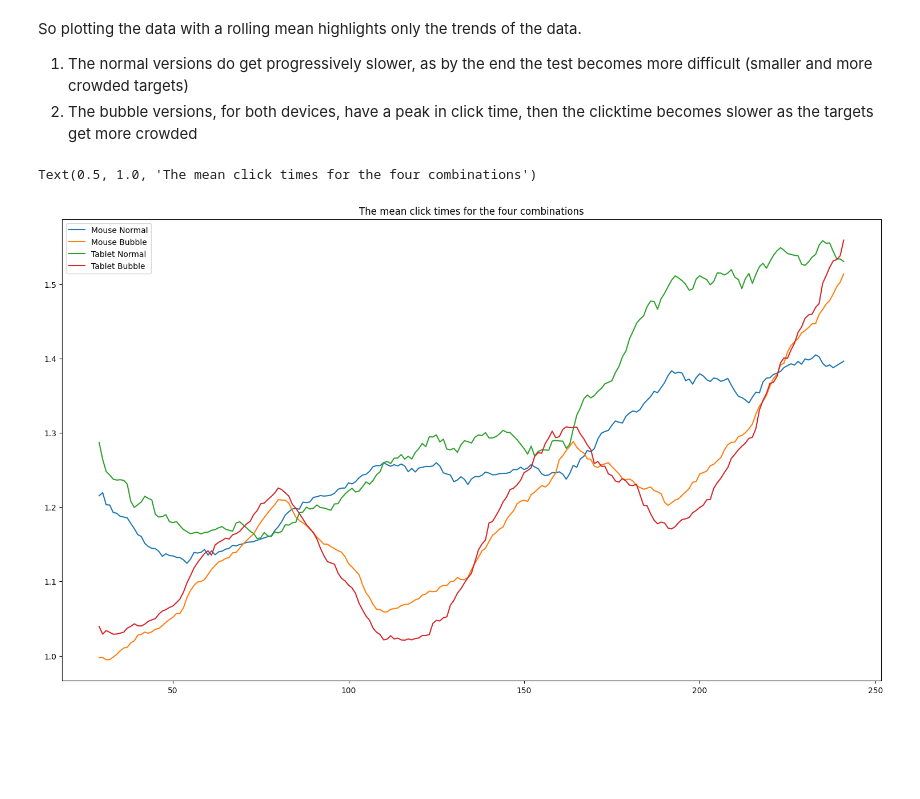
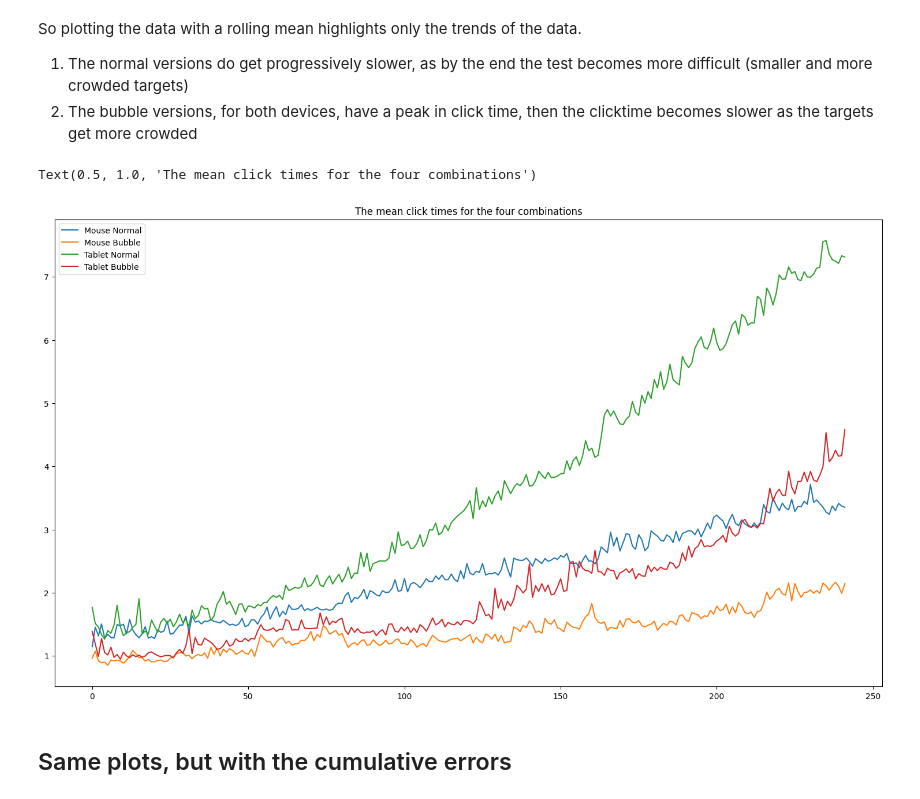
Before and after one commit to IoanaBaciu24/BubbleCursorExperiment, a Jupyter notebook: notebook.ipynb, the cells around one changed output. Cells and saved outputs as stored; diff of their text form; code cells hidden in the pictures; blank space fills up the shorter version.

```diff
--- a/notebook.ipynb
+++ b/notebook.ipynb
@@ -216,6 +215,9 @@ for i in range(1, len(file_names)):
 # %%
 # Q: What happens when I print all the times of the pariticipants?
 # A: A mess lol
+
+df_times_MN, df_times_MB, df_times_TN, df_times_TB = analysis_one_metric("clickTime", len(file_names_MN))
+
 
 fig, ax = plt.subplots(2, 2)
 fig.set_size_inches(18.5, 10.5)
@@ -248,14 +250,19 @@ df_times_TB["meanClickTime"] = df_times_TB.mean(axis=1)
 # %%
 fig, ax = plt.subplots()
 fig.set_size_inches(18.5, 10.5)
 
-ax.plot(df_times_MN["meanClickTime"].rolling(30).mean(), label="Mouse Normal")
-ax.plot(df_times_MB["meanClickTime"].rolling(30).mean(), label="Mouse Bubble")
-ax.plot(df_times_TN["meanClickTime"].rolling(30).mean(), label="Tablet Normal")
-ax.plot(df_times_TB["meanClickTime"].rolling(30).mean(), label="Tablet Bubble")
+ax.plot(df_times_MN["meanClickTime"], label="Mouse Normal")
+ax.plot(df_times_MB["meanClickTime"], label="Mouse Bubble")
+ax.plot(df_times_TN["meanClickTime"], label="Tablet Normal")
+ax.plot(df_times_TB["meanClickTime"], label="Tablet Bubble")
+
+
+
 
 ax.legend()
 ax.set_title("The mean click times for the four combinations")
 # %% [output]
 Text(0.5, 1.0, 'The mean click times for the four combinations')
-[figure, old version]
+[figure, new version]
+# %% [markdown]
+## Same plots, but with the cumulative errors
```
Also changed, not shown: parts of 13 cells of this notebook, 1 other file.
